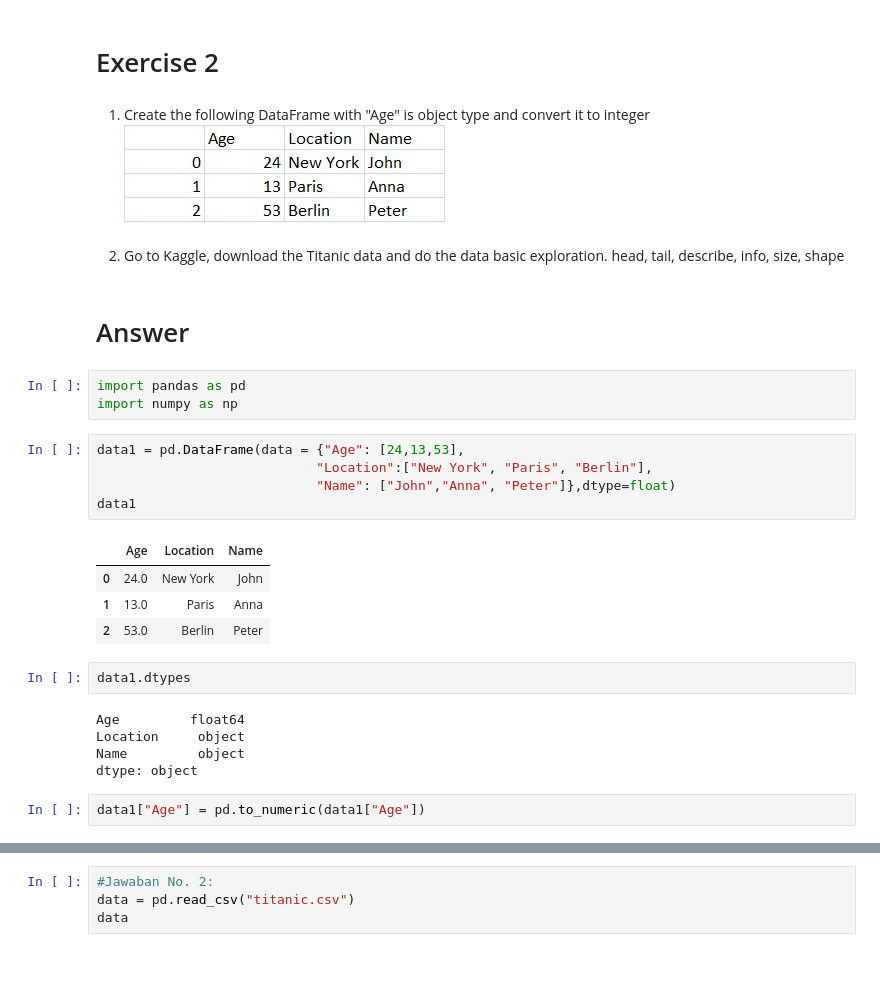
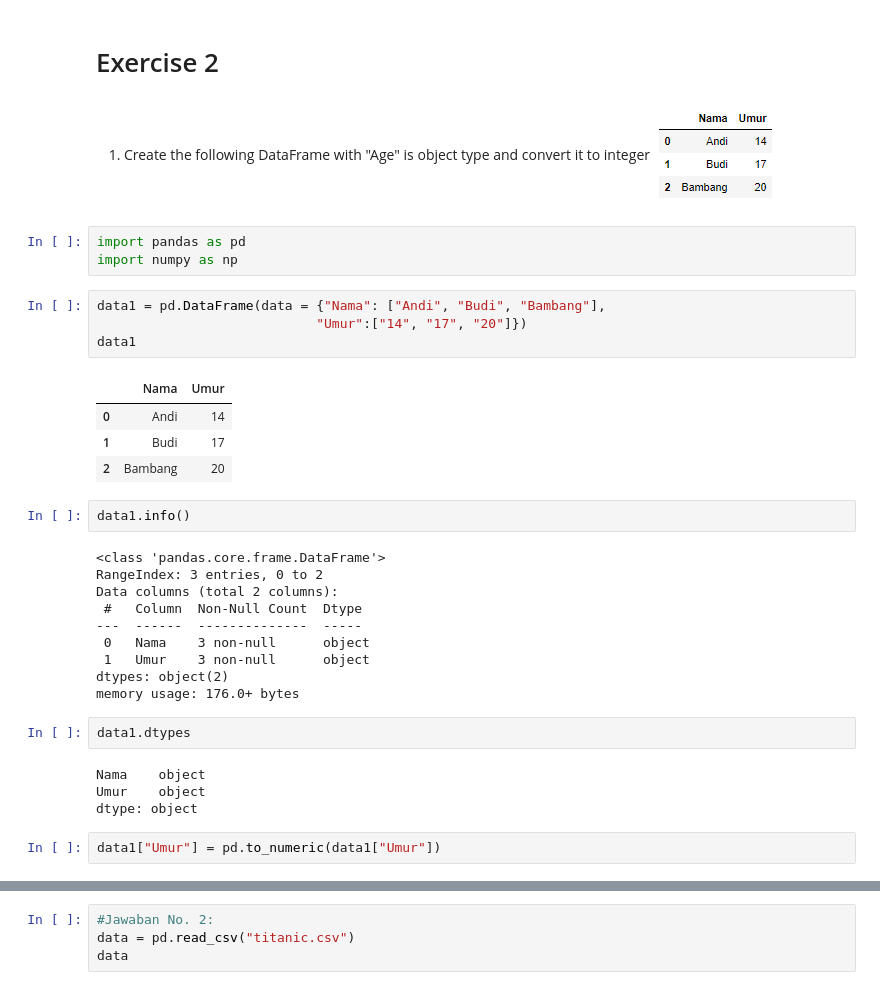
Before and after one commit to arisugiharto/Intermediate_python_batch16, a Jupyter notebook: Exercise 3.2 - Materi 3.ipynb, the cells around one changed output, grey strips where cells are left out. Cells and saved outputs as stored; diff of their text form; blank space fills up the shorter version.

```diff
--- a/Exercise 3.2 - Materi 3.ipynb
+++ b/Exercise 3.2 - Materi 3.ipynb
@@ -2,34 +2,39 @@
 # Exercise 2
 # %% [markdown]
 1. Create the following DataFrame with "Age" is object type and convert it to integer
-![image.png](attachment:image.png)
+![image-2.png](attachment:image-2.png)
-# %% [markdown]
-2. Go to Kaggle, download the Titanic data and do the data basic exploration.
-head, tail, describe, info, size, shape
-# %% [markdown]
-# Answer
 # %%
 import pandas as pd
 import numpy as np
 # %%
-data1 = pd.DataFrame(data = {"Age": [24,13,53],
-                            "Location":["New York", "Paris", "Berlin"],
-                            "Name": ["John","Anna", "Peter"]},dtype=float)
+data1 = pd.DataFrame(data = {"Nama": ["Andi", "Budi", "Bambang"],
+                            "Umur":["14", "17", "20"]})
 data1
 # %% [output]
-|  | Age | Location | Name |
-| 0 | 24.0 | New York | John |
-| 1 | 13.0 | Paris | Anna |
-| 2 | 53.0 | Berlin | Peter |
+|  | Nama | Umur |
+| 0 | Andi | 14 |
+| 1 | Budi | 17 |
+| 2 | Bambang | 20 |
+# %%
+data1.info()
+# %% [output]
+<class 'pandas.core.frame.DataFrame'>
+RangeIndex: 3 entries, 0 to 2
+Data columns (total 2 columns):
+ #   Column  Non-Null Count  Dtype
+---  ------  --------------  -----
+ 0   Nama    3 non-null      object
+ 1   Umur    3 non-null      object
+dtypes: object(2)
+memory usage: 176.0+ bytes
 # %%
 data1.dtypes
 # %% [output]
-Age         float64
-Location     object
-Name         object
+Nama    object
+Umur    object
 dtype: object
 # %%
-data1["Age"] = pd.to_numeric(data1["Age"])
+data1["Umur"] = pd.to_numeric(data1["Umur"])
 # %%
 data1.dtypes
 # %% [output]
```
Also changed, not shown: parts of 4 cells of this notebook, 7 other files.
